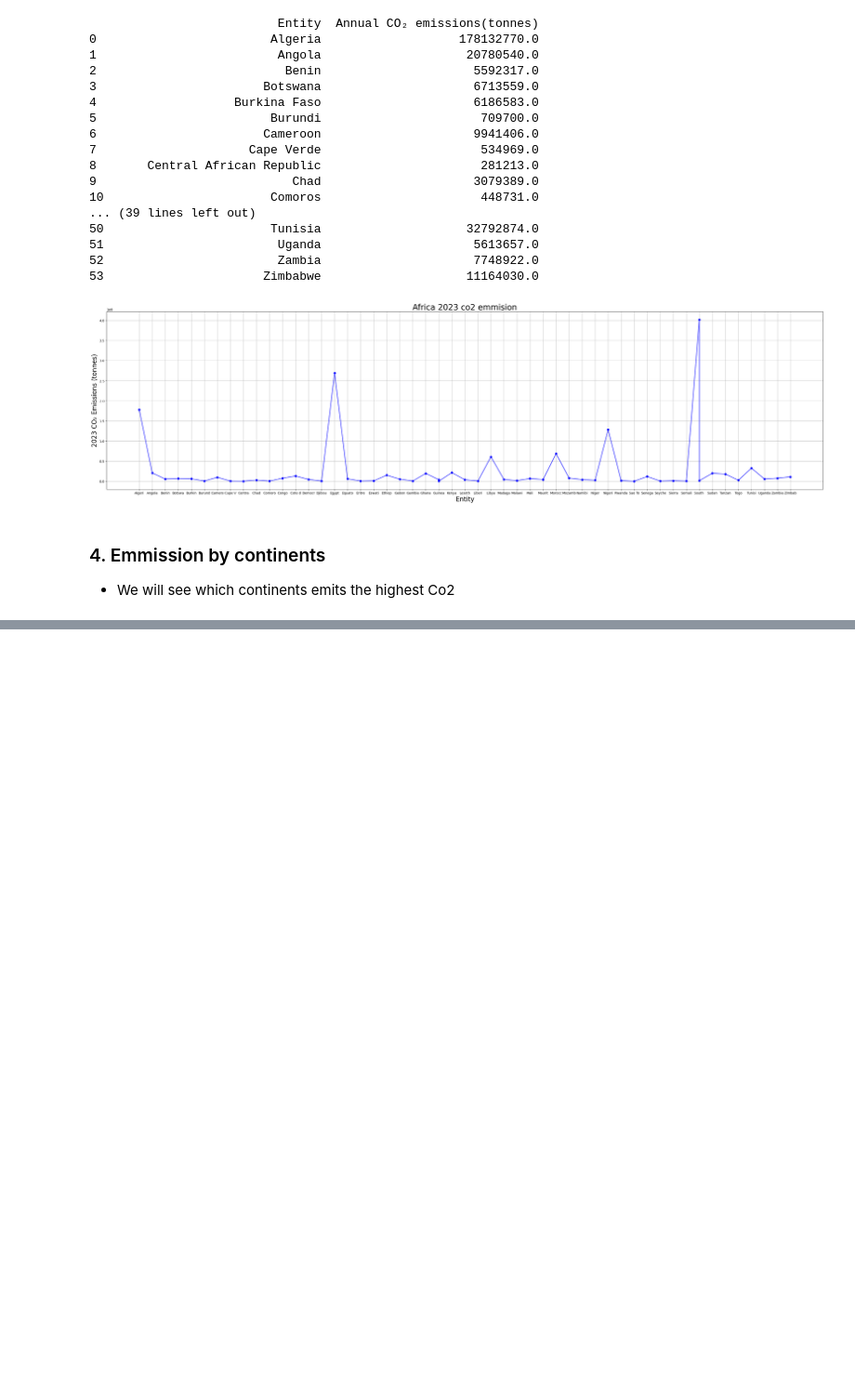
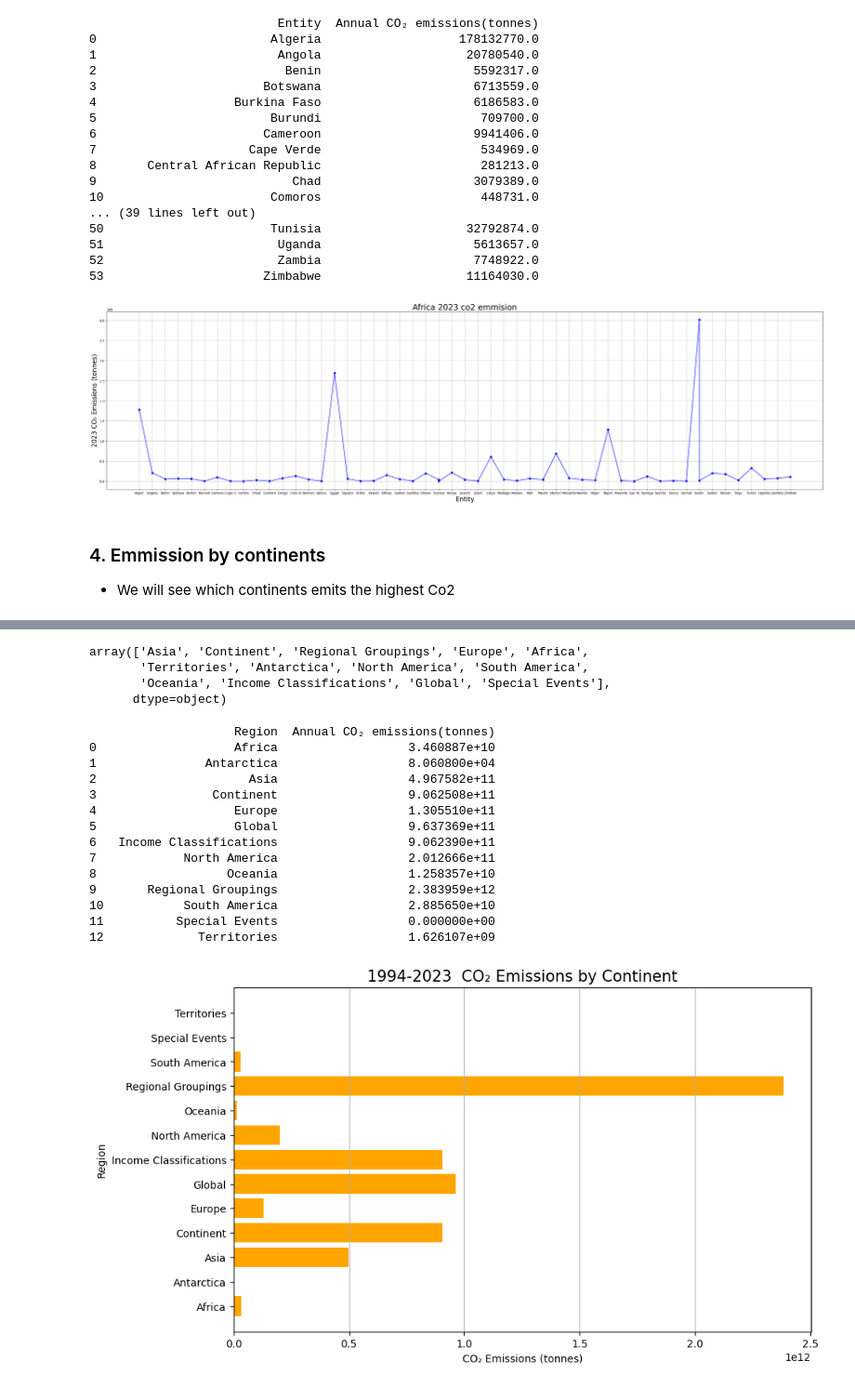
Before and after one commit to Ndzedzenyuy/AnnualCO2Emmision, a Jupyter notebook: CO2EmissionAnalysis.ipynb, the cells around one changed output, grey strips where cells are left out. Shown at 93% size. Saved outputs shown, nothing was run; the diff lists cells and outputs as text; code cells hidden in the pictures; blank space fills up the shorter version.

```diff
--- a/CO2EmissionAnalysis.ipynb
+++ b/CO2EmissionAnalysis.ipynb
@@ -296,7 +301,7 @@ classification = {
     "Territories": [
         "Anguilla", "Aruba", "Bermuda", "British Virgin Islands", "Bonaire Sint Eustatius and Saba","Christmas Island",
         "Cook Islands", "Curacao", "Faroe Islands", "French Polynesia", "Greenland",
-        "Hong Kong", "Macao", "Montserrat", "New Caledonia", "Niue",
+        "Hong Kong", "Macao", "Montserrat", "New Caledonia", "Niue",'Saint Helena',
         "Saint Pierre and Miquelon", "Sint Maarten (Dutch part)", "Turks and Caicos Islands",
         "Wallis and Futuna"
     ],
@@ -515,0 +526,3 @@ plt.show()
+# %%
+# Get the set of years for each entity
+entity_years = df_classified.groupby('Entity')['Year'].apply(set).reset_index()
@@ -515,0 +623,44 @@ plt.show()
+# %%
+filtered_df['Region'].unique()
+# %% [output]
+array(['Asia', 'Continent', 'Regional Groupings', 'Europe', 'Africa',
+       'Territories', 'Antarctica', 'North America', 'South America',
+       'Oceania', 'Income Classifications', 'Global', 'Special Events'],
+      dtype=object)
+# %%
+y = filtered_df[ filtered_df['Year'].isin(range(1994,2024) )&
+    (filtered_df['Region'].isin(['Continent', 'Regional Groupings', 'Territories', 'Income Classifications', 'Global', 'Special Events'])) |
+    (filtered_df['Region'].isin(['Africa', 'Asia', 'Europe', 'North America', 'South America', 'Oceania', 'Antarctica']))
+].groupby('Region')['Annual CO₂ emissions(tonnes)'].sum().reset_index()
+
+print(y)
+
+# Extract x and y for plotting
+regions = y['Region']  # Regions for the y-axis
+emissions = y['Annual CO₂ emissions(tonnes)']  # Emissions for the x-axis
+
+# Create the plot
+plt.figure(figsize=(10, 6))  # Set figure size
+plt.barh(regions, emissions, color='orange')  # Horizontal bar chart
+plt.xlabel('CO₂ Emissions (tonnes)', fontsize=10)  # x-axis label
+plt.ylabel('Region', fontsize=10)  # y-axis label
+plt.title('1994-2023  CO₂ Emissions by Continent', fontsize=15)  # Title
+
+plt.grid(axis='x')  # Add grid lines for better readability
+plt.show()
+# %% [output]
+                    Region  Annual CO₂ emissions(tonnes)
+0                   Africa                  3.460887e+10
+1               Antarctica                  8.060800e+04
+2                     Asia                  4.967582e+11
+3                Continent                  9.062508e+11
+4                   Europe                  1.305510e+11
+5                   Global                  9.637369e+11
+6   Income Classifications                  9.062390e+11
+7            North America                  2.012666e+11
+8                  Oceania                  1.258357e+10
+9       Regional Groupings                  2.383959e+12
+10           South America                  2.885650e+10
+11          Special Events                  0.000000e+00
+12             Territories                  1.626107e+09
+[figure, added]
```
Also changed, not shown: parts of 13 cells of this notebook, 3 other files.
